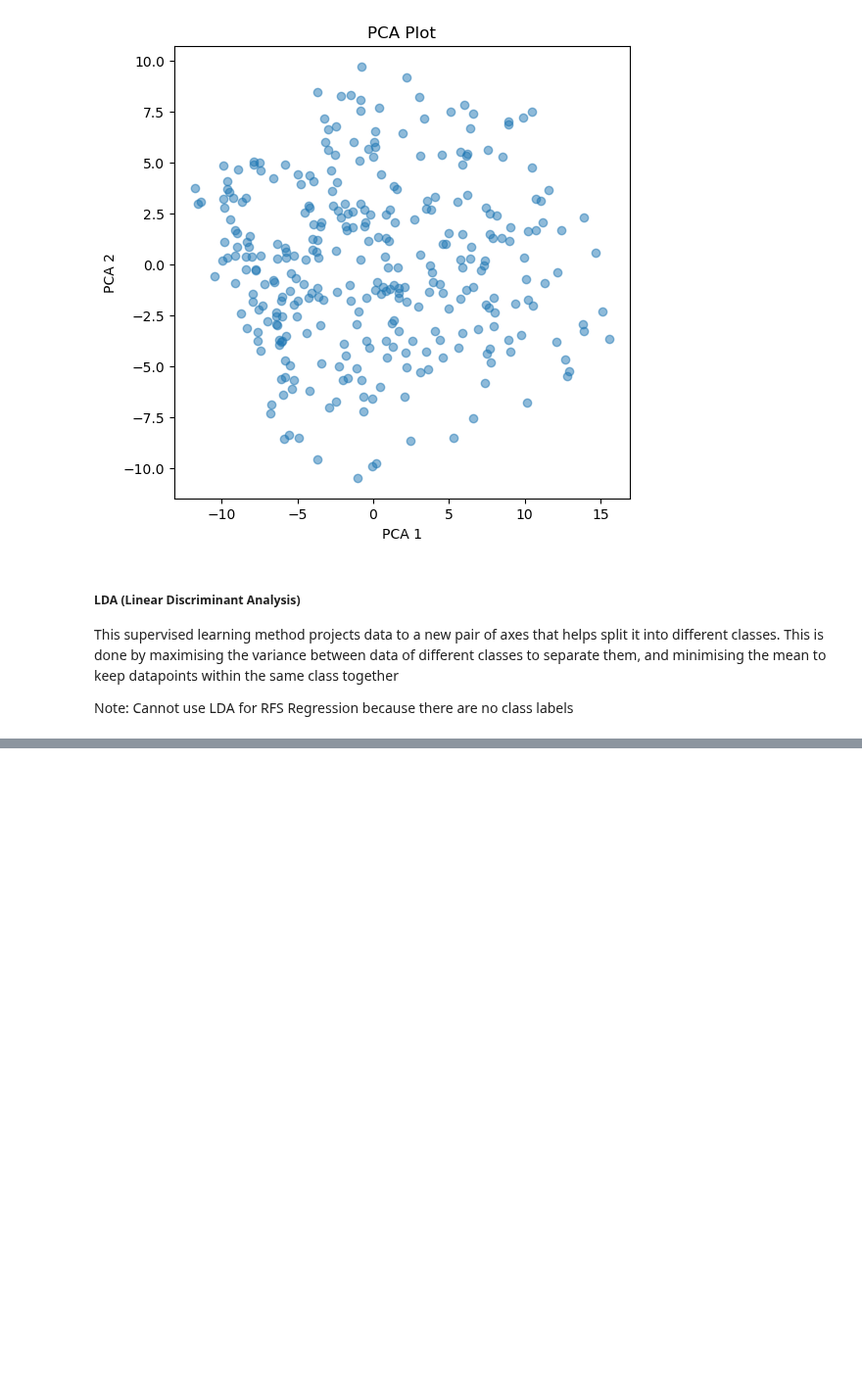
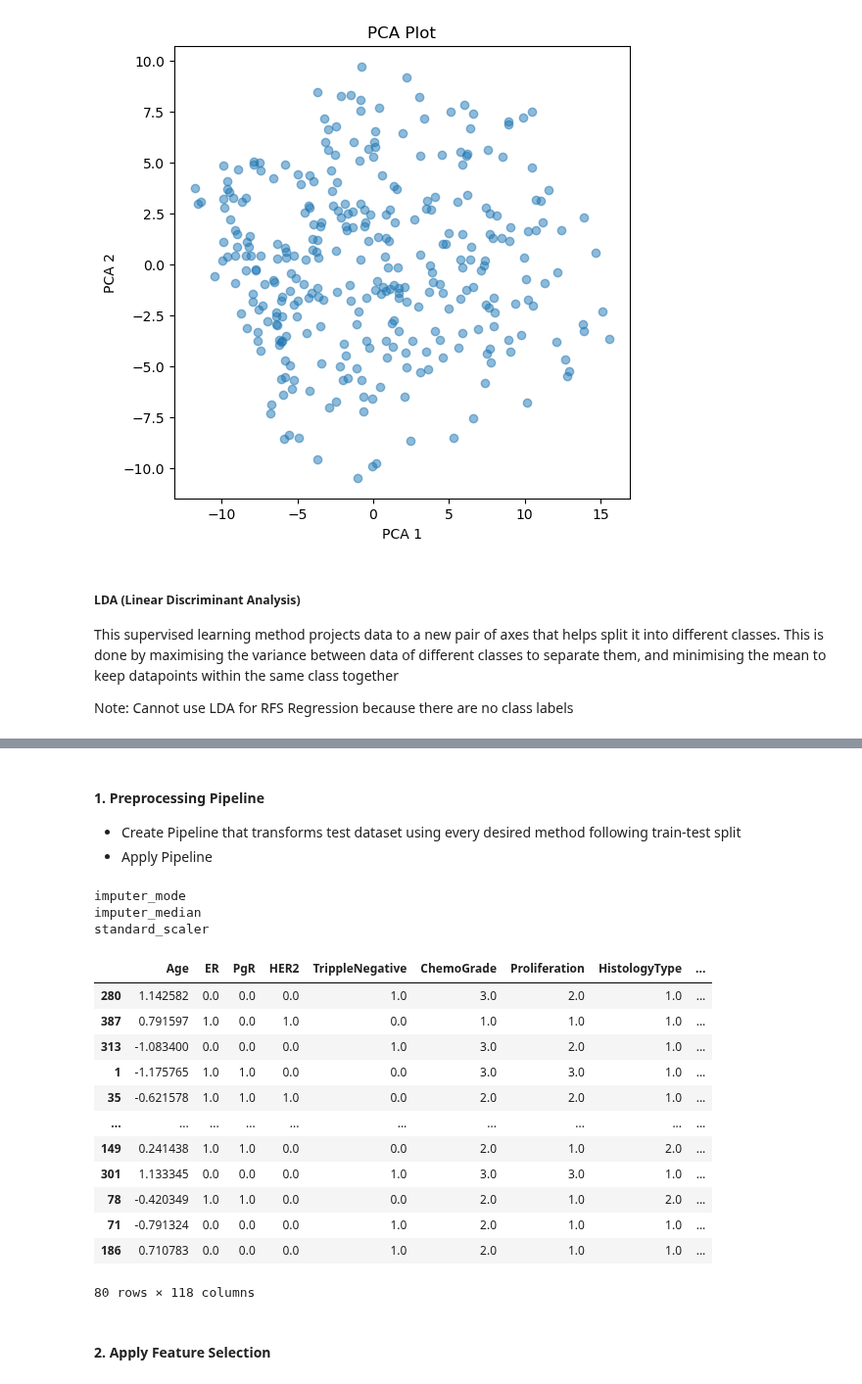
Before and after one commit to glacial-drm/Supervised-Learners, a Jupyter notebook: CW2/rfs-regression.ipynb, the cells around one changed output, grey strips where cells are left out. Shown at 98% size. Drawn from its saved outputs; the diff is of its cells as text; code cells hidden in the pictures; blank space fills up the shorter version.

Commit message:
RFS Regression - Transforming test data with preprocessing and feature selection, implementing linear regression model

```diff
--- a/CW2/rfs-regression.ipynb
+++ b/CW2/rfs-regression.ipynb
@@ -379,0 +338,17 @@ Series([], dtype: int64)
+# %%
+# Handle outliers in columns of continuous features using Interquartile Range of the columns
+def outlier_iqr(X_df: pd.DataFrame, continuous_cols: pd.Index):
+
+    for col in continuous_cols:
+        lower_quartile = X_df[col].quantile(0.25)
+        upper_quartile = X_df[col].quantile(0.75)
+        iqr = upper_quartile - lower_quartile
+
+        lower_bound = lower_quartile - 1.5 * iqr
+        upper_bound = upper_quartile + 1.5 * iqr
+
+        # where a value is an outlier
+            # replace it with the median
+        X_df[col] = np.where((X_df[col] < lower_bound) | (X_df[col] > upper_bound), X_df[col].median(), X_df[col])
+
+outlier_iqr(X_df=X_train, continuous_cols=continuous_names)
@@ -924,0 +902,35 @@ Note: Cannot use LDA for RFS Regression because there are no class labels
+# %% [markdown]
+#### 1. Preprocessing Pipeline
+- Create Pipeline that transforms test dataset using every desired method following train-test split
+- Apply Pipeline
+# %%
+transformers = {
+    "imputer_mode": (imputer_mode, categorical_names),
+    "imputer_median": (imputer_median, continuous_names),
+    "standard_scaler": (standard_scaler, continuous_names)
+}
+
+outlier_iqr(X_test, continuous_names) # this is manual so re implement this in any new notebooks
+for key, value in transformers.items():
+    print(key)
+    X_test[value[1]] = value[0].transform(X_test[value[1]])
+X_test
+# %% [output]
+imputer_mode
+imputer_median
+standard_scaler
+|  | Age | ER | PgR | HER2 | TrippleNegative | ChemoGrade | Proliferation | HistologyType | ... |
+| 280 | 1.142582 | 0.0 | 0.0 | 0.0 | 1.0 | 3.0 | 2.0 | 1.0 | ... |
+| 387 | 0.791597 | 1.0 | 0.0 | 1.0 | 0.0 | 1.0 | 1.0 | 1.0 | ... |
+| 313 | -1.083400 | 0.0 | 0.0 | 0.0 | 1.0 | 3.0 | 2.0 | 1.0 | ... |
+| 1 | -1.175765 | 1.0 | 1.0 | 0.0 | 0.0 | 3.0 | 3.0 | 1.0 | ... |
+| 35 | -0.621578 | 1.0 | 1.0 | 1.0 | 0.0 | 2.0 | 2.0 | 1.0 | ... |
+| ... | ... | ... | ... | ... | ... | ... | ... | ... | ... |
+| 149 | 0.241438 | 1.0 | 1.0 | 0.0 | 0.0 | 2.0 | 1.0 | 2.0 | ... |
+| 301 | 1.133345 | 0.0 | 0.0 | 0.0 | 1.0 | 3.0 | 3.0 | 1.0 | ... |
+| 78 | -0.420349 | 1.0 | 1.0 | 0.0 | 0.0 | 2.0 | 1.0 | 2.0 | ... |
+| 71 | -0.791324 | 0.0 | 0.0 | 0.0 | 1.0 | 2.0 | 1.0 | 1.0 | ... |
+| 186 | 0.710783 | 0.0 | 0.0 | 0.0 | 1.0 | 2.0 | 1.0 | 1.0 | ... |
+80 rows × 118 columns
+# %% [markdown]
+#### 2. Apply Feature Selection
```
Also changed, not shown: parts of 34 cells of this notebook.
